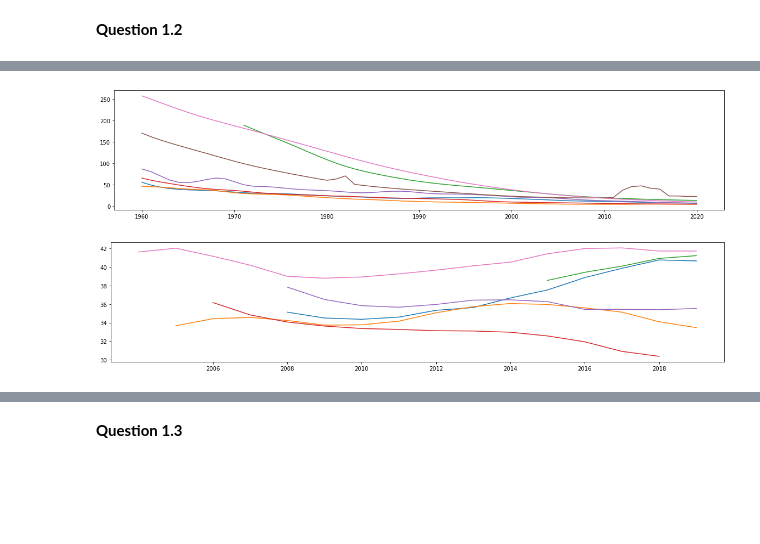
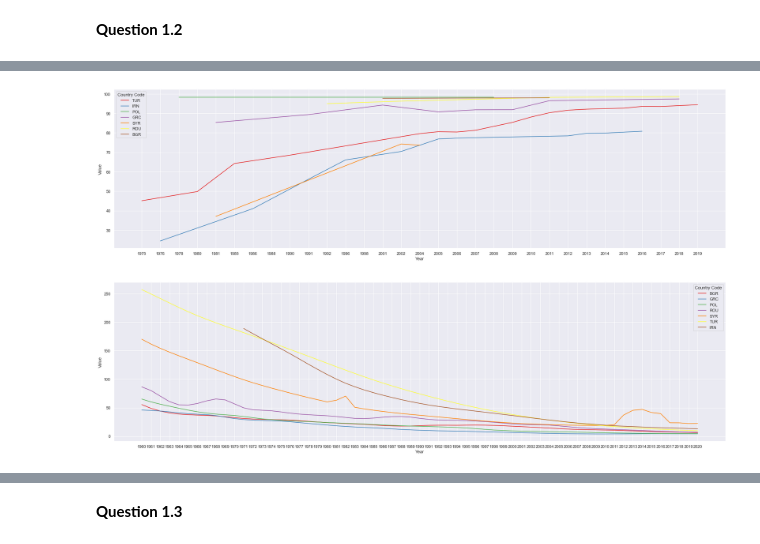
Before and after one commit to emirsglm/MAT388E-Data-Science-HW, a Jupyter notebook: HW1.ipynb, the cells around one changed output, grey strips where cells are left out. Drawn from its saved outputs; the diff is of its cells as text; code cells hidden in the pictures; blank space fills up the shorter version.

```diff
--- a/HW1.ipynb
+++ b/HW1.ipynb
@@ -94,20 +120,9 @@ for i in range(7):
-# %%
-mortalityGLO = mortality.loc[(mortality["Country Code"]== "TUR") | (mortality["Country Code"]== "GRC") |
-                            (mortality["Country Code"]== "BGR") | (mortality["Country Code"]== "ROU") |
-                            (mortality["Country Code"]== "POL") | (mortality["Country Code"]== "SYR") |
-                            (mortality["Country Code"]== "IRN")]
-
-for i in range(7):
-    (mortalityGLO.iloc[i,4:]).plot(figsize=(20,4))
-# %% [output]
-[figure, removed]
-# %%
-giniGLO = gini.loc[(gini["Country Code"]== "TUR") | (gini["Country Code"]== "GRC") |
-                            (gini["Country Code"]== "BGR") | (gini["Country Code"]== "ROU") |
-                            (gini["Country Code"]== "POL") | (gini["Country Code"]== "SYR") |
-                            (gini["Country Code"]== "IRN")]
-
-for i in range(7):
-    (giniGLO.iloc[i,4:]).plot(figsize=(20,4))
-# %% [output]
-[figure, removed]
+# %%
+codes = ["TUR","GRC","BGR","POL","IRN", "ROU", "SYR"]
+custom_plot(literacy,codes)
+# %% [output]
+[figure, added]
+# %%
+custom_plot(mortality,codes)
+# %% [output]
+[figure, added]
```
Also changed, not shown: parts of 25 cells of this notebook.
